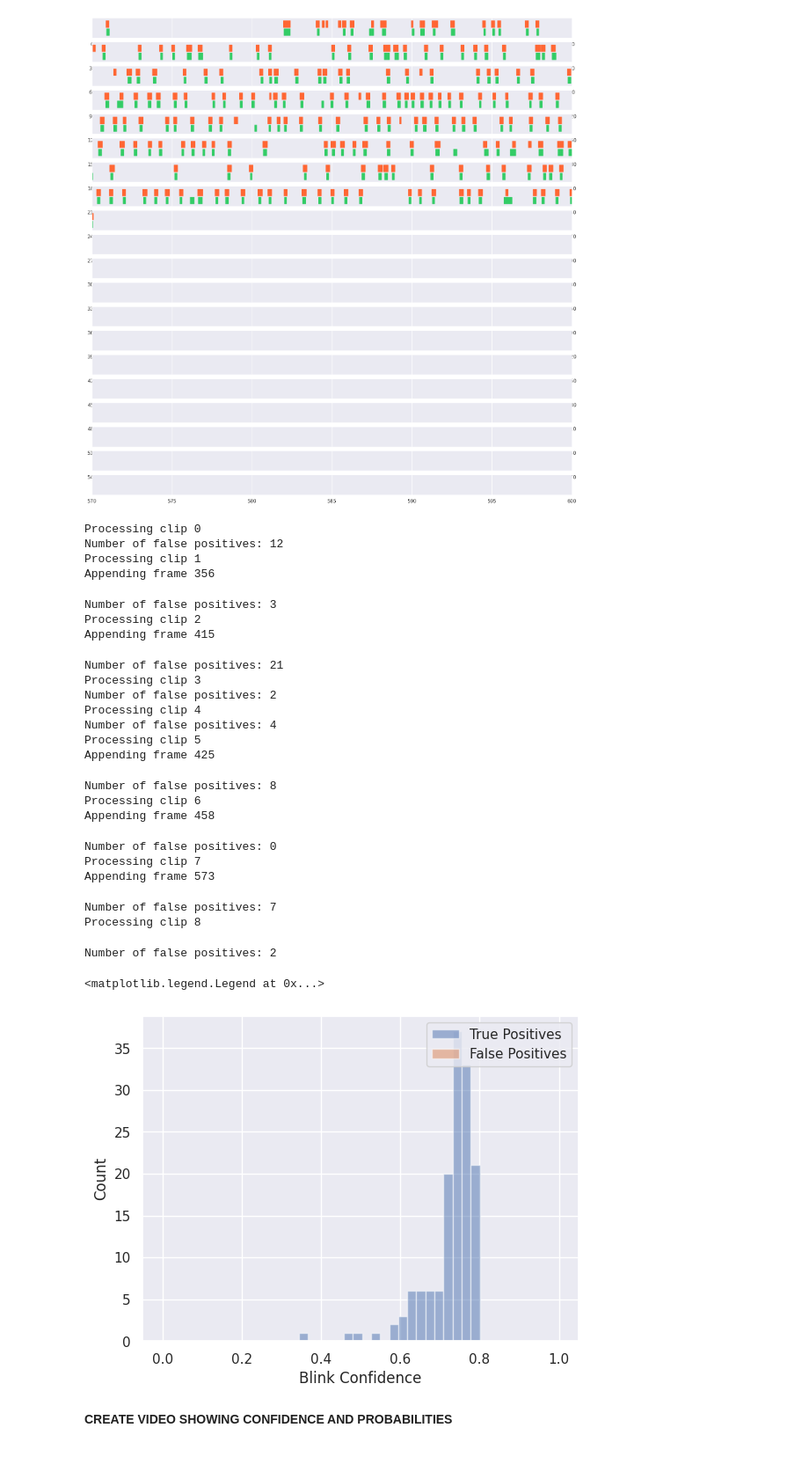
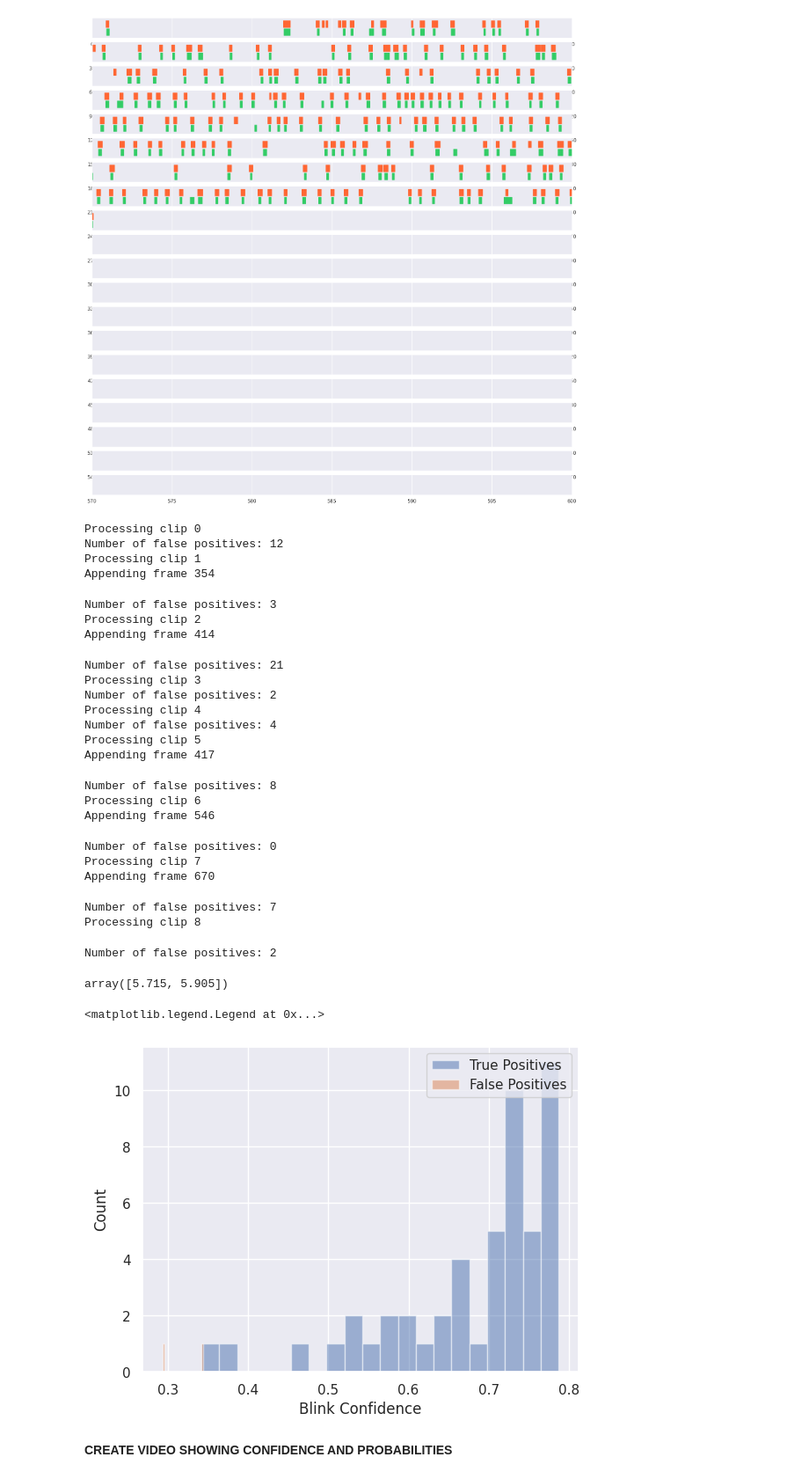
Before and after one commit to tpfffr/neon_blink_detection, a Jupyter notebook: notebooks/detect_blinks.ipynb, the cells around one changed output. Shown at 88% size. Drawn from its saved outputs; the diff is of its cells as text; code cells hidden in the pictures.

Commit message:
compute confidence distribution

```diff
--- a/notebooks/detect_blinks.ipynb
+++ b/notebooks/detect_blinks.ipynb
@@ -21,7 +21,7 @@ of_path = Path("/users/tom/experiments/neon_blink_detection/datasets/train_data/
 
 of_params = OfParams()
 
-iclip = 0
+iclip = 4
 
 clip_names = [
     "2023-03-01_09-59-07-2ea49126",  # kai bike
@@ -443,30 +461,33 @@ def get_blink_events(iclip):
 # %%
 data_dict = {}
 
-for iclip in range(len(clip_names)):
-    print("Processing clip {}".format(iclip))
+clf = get_classifier("/users/tom/git/neon_blink_detection/weights/xgb.sav")
+
+for clip_name in clip_names:
+    print("Processing clip %s" %(clip_name))
 
     clip_data = {
-        'confidence_blink_fp': [],
         'confidence_probas_tp': [],
+        'confidence_li_tp': [],
+        'confidence_ri_tp': [],
+        'confidence_blink_tp': [],
+
         'confidence_probas_fp': [],
-        'confidence_blink_tp': [],
         'confidence_li_fp': [],
         'confidence_ri_fp': [],
-        'confidence_li_tp': [],
-        'confidence_ri_tp': [],
+        'confidence_blink_fp': [],
+
         'true_positives': [],
         'false_positives': [],
     }
 
-    pred_blink, gt_blinks, proba, li, ri, times = get_blink_events(iclip)
+    pred_blink, gt_blinks, proba, li, ri, times = get_blink_events(clip_name, clf)
     smoothed_proba = smooth_proba(proba, pp_params)
     iou_results, true_positives, false_negatives, false_positives = compute_multiple_iou(gt_blinks, pred_blink)
 
     clip_data['true_positives'] = [(true_positives[x][0], tuple(times[np.array(true_positives[x][1])])) for x in range(len(true_positives))]
 
     clip_data['false_positives'] = [(false_positives[x][0], tuple(times[np.array(false_positives[x][1])])) for x in range(len(false_positives))]
-
 
     print("Number of false positives: {}".format(len(false_positives)))
 
@@ -488,44 +509,48 @@ for iclip in range(len(clip_names)):
         clip_data['confidence_li_fp'].append(li[start_idx:end_idx, :, :])
         clip_data['confidence_ri_fp'].append(ri[start_idx:end_idx, :, :])
 
-    data_dict[clip_names[iclip]] = clip_data
+    data_dict[clip_name] = clip_data
 # %% [output]
 Processing clip 0
 Number of false positives: 12
 Processing clip 1
-Appending frame 356
+Appending frame 354
 Number of false positives: 3
 Processing clip 2
-Appending frame 415
+Appending frame 414
 Number of false positives: 21
 Processing clip 3
 Number of false positives: 2
 Processing clip 4
 Number of false positives: 4
 Processing clip 5
-Appending frame 425
+Appending frame 417
 Number of false positives: 8
 Processing clip 6
-Appending frame 458
+Appending frame 546
 Number of false positives: 0
 Processing clip 7
-Appending frame 573
+Appending frame 670
 Number of false positives: 7
 Processing clip 8
 Number of false positives: 2
+# %%
+(np.array(gt) / 200)[1 ,:]
+# %% [output]
+array([5.715, 5.905])
 # %%
 import matplotlib.pyplot as plt
 # same as above, but normalize the two histograms to the same area
 fig, ax = plt.subplots(1, 1)
-ax.hist(confidence_blink, bins=20, alpha=0.5, label="True Positives", density=False)
-ax.hist(confidence_blink_fp, bins=20, alpha=0.5, label="False Positives", density=False)
+ax.hist(clip_data['confidence_blink_tp'], bins=20, alpha=0.5, label="True Positives", density=False)
+ax.hist(clip_data['confidence_blink_fp'], bins=20, alpha=0.5, label="False Positives", density=False)
 ax.set_xlabel("Blink Confidence")
 ax.set_ylabel("Count")
 ax.legend(loc="upper right")
 # ax.set_ylim(0, 10)
 # %% [output]
 <matplotlib.legend.Legend at 0x...>
-[figure, old version]
+[figure, new version]
 # %% [markdown]
 **CREATE VIDEO SHOWING CONFIDENCE AND PROBABILITIES**
 # %%
```
Also changed, not shown: parts of 21 cells of this notebook, 4 other files.
